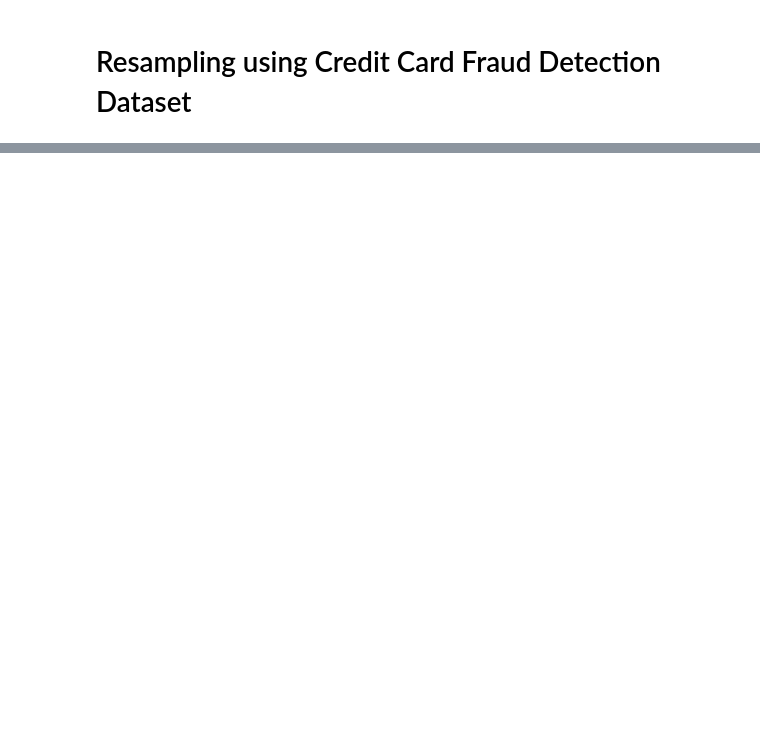
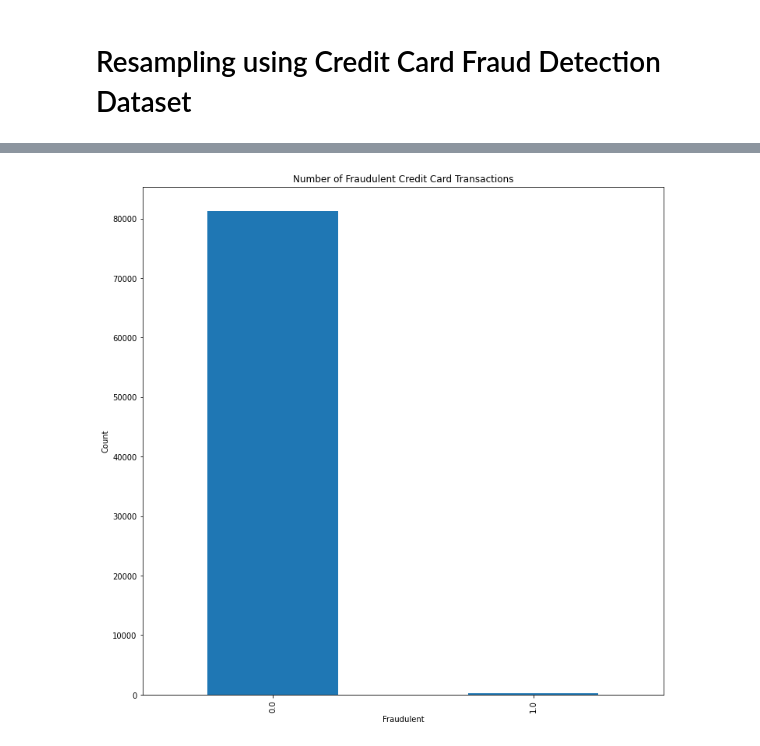
Before and after one commit to samarakoon-ryan/resampling-unbalanced-datasets, a Jupyter notebook: project_notebook.ipynb, the cells around one changed output, grey strips where cells are left out. Saved outputs shown, nothing was run; the diff lists cells and outputs as text; code cells hidden in the pictures; blank space fills up the shorter version.

```diff
--- a/project_notebook.ipynb
+++ b/project_notebook.ipynb
@@ -22,0 +69,6 @@ In this project I will show an example of how resampling can be useful for unbal
+# %%
+# See distribution of target class
+detection['class'].value_counts().plot.bar(figsize=(12,12), xlabel='Fraudulent', ylabel='Count', title='Number of Fraudulent Credit Card Transactions')
+plt.show()
+# %% [output]
+[figure, added]
```
Also changed, not shown: parts of 8 cells of this notebook.
